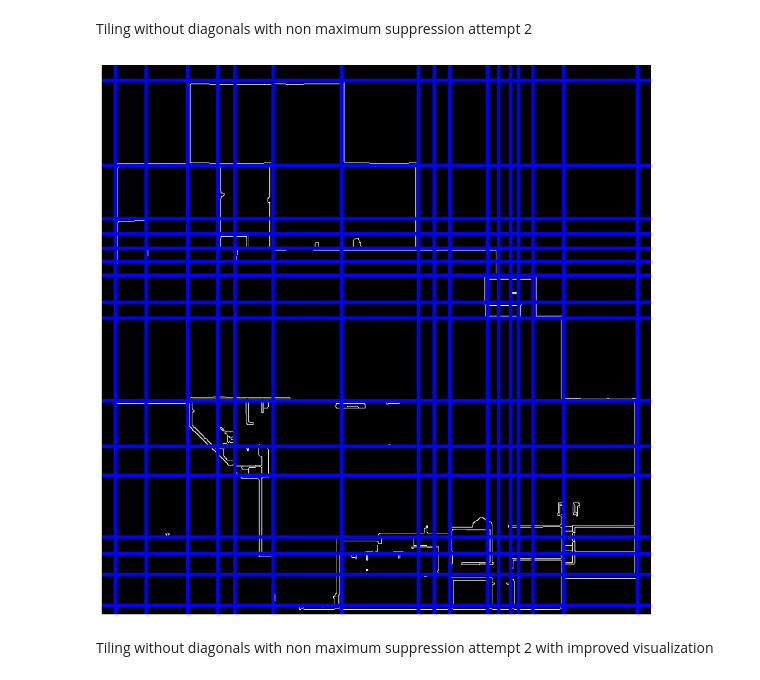
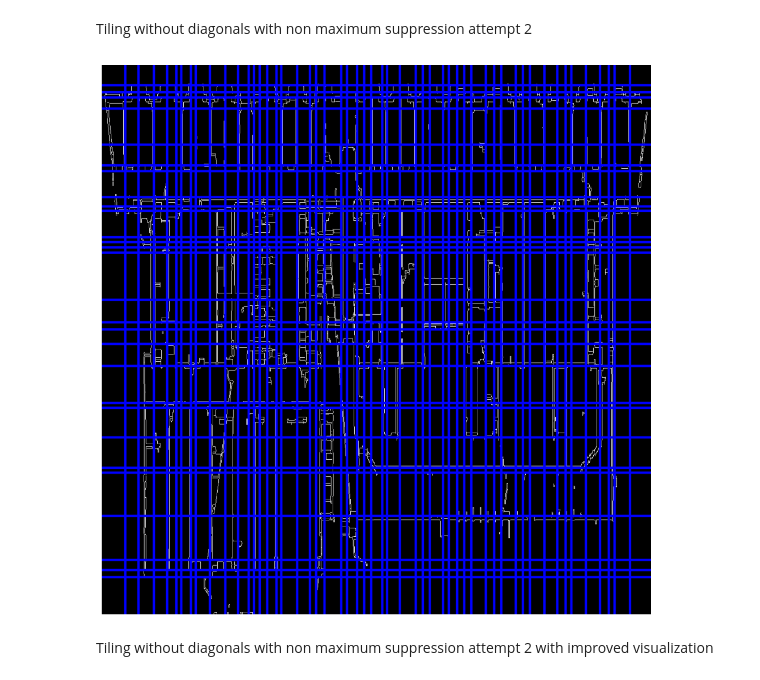
Before and after one commit to luqmanzaceria/ucsc-research, a Jupyter notebook: cv-floorplan/hough/hough_tiles.ipynb, the cells around one changed output. Cells and saved outputs as stored; diff of their text form; code cells hidden in the pictures.

```diff
--- a/cv-floorplan/hough/hough_tiles.ipynb
+++ b/cv-floorplan/hough/hough_tiles.ipynb
@@ -383,7 +442,7 @@ import random
 
 # ------------
 # ------------
-filename = 'img/reassembled_SE2.png'
+filename = 'img/reassembled_E2_2.png'
 src = cv.imread(filename, cv.IMREAD_GRAYSCALE)
 if src is None:
     print('Error opening image!')
@@ -443,34 +502,34 @@ for n1 in range(0, len(all_lines)):
         closeness_theta = np.isclose(theta, strong_lines[0:n2,0,1], atol=np.pi/45)  # Decrease atol for theta
         closeness = np.all([closeness_rho, closeness_theta], axis=0)
         if not any(closeness):
             strong_lines[n2] = [[rho, theta]]
             n2 = n2 + 1
 
 # Draw lines on the image
 for line in strong_lines[:n2]:
     rho, theta = line[0]
     a = math.cos(theta)
     b = math.sin(theta)
     x0 = a * rho
     y0 = b * rho
     max_len = int(np.sqrt(2) * max_dim)
     pt1 = (int(x0 + max_len*(-b)), int(y0 + max_len*(a)))
     pt2 = (int(x0 - max_len*(-b)), int(y0 - max_len*(a)))
     angle_deg = theta * 180 / np.pi
     tolerance = 0.1 # Adjust tolerance as needed
     if (abs(angle_deg) <= tolerance) or (abs(abs(angle_deg) - 90) <= tolerance) or (abs(abs(angle_deg) - 180) <= tolerance) or (abs(abs(angle_deg) - 270) <= tolerance):
         # color = (random.randint(0, 255), random.randint(0, 255), random.randint(0, 255))
         color = (0,0,255)
         cv.line(cdst, pt1, pt2, color, 3, cv.LINE_AA)
 
 # Display the result
 plt.figure(figsize=(10, 10))
 plt.imshow(cdst)
 plt.axis('off')
 plt.tight_layout()
 plt.show()
 # %% [output]
-[figure, old version]
+[figure, new version]
 # %% [markdown]
 Tiling without diagonals with non maximum suppression attempt 2 with improved visualization
 # %%
```
Also changed, not shown: parts of 4 cells of this notebook.
